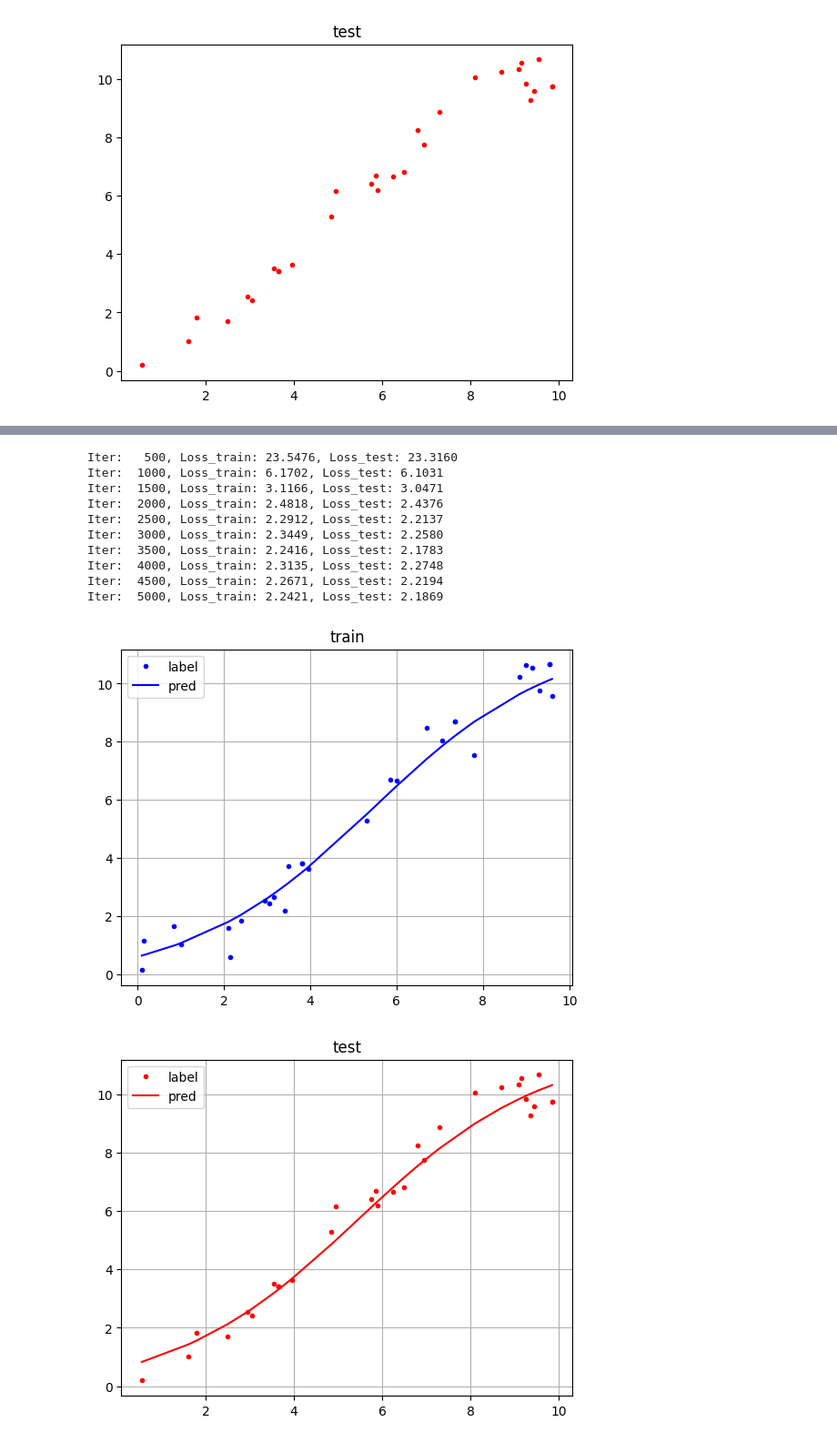
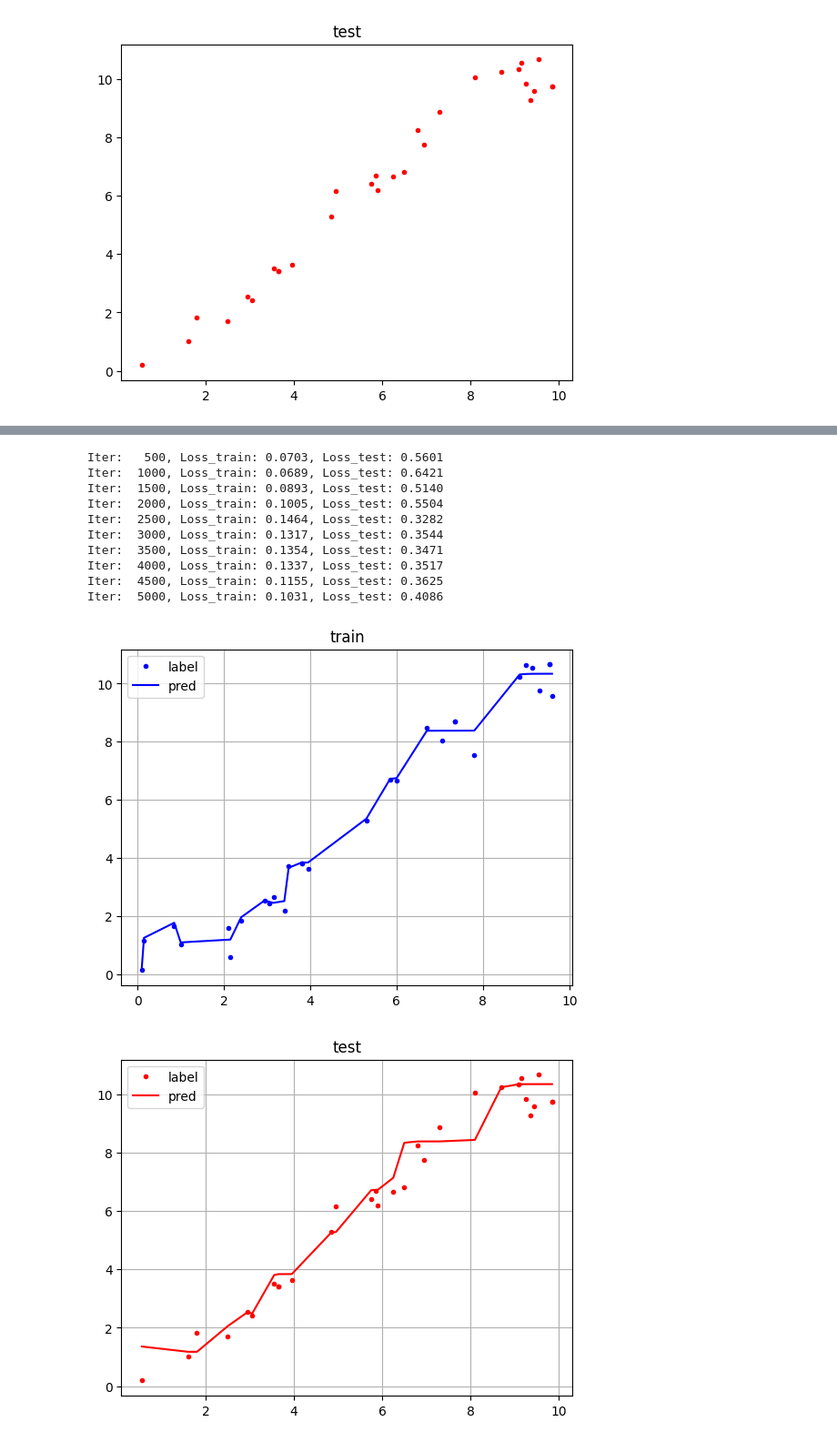
Before and after one commit to srpark9187/CNN_tutorial, a Jupyter notebook: ch3 실습.ipynb, the cells around one changed output, grey strips where cells are left out. Shown at 91% size. Drawn from its saved outputs; the diff is of its cells as text; code cells hidden in the pictures.

```diff
--- a/ch3 실습.ipynb
+++ b/ch3 실습.ipynb
@@ -626,8 +261,8 @@ import matplotlib.pyplot as plt
 tf.random.set_seed(1)
 
 # 데이터 불러오기
-traindata = np.loadtxt('reg_traindata.csv', delimiter=',', dtype=np.float32)
-testdata = np.loadtxt('reg_testdata.csv', delimiter=',', dtype=np.float32)
+traindata = np.loadtxt('wine_traindata.csv', delimiter=',', dtype=np.float32)
+testdata = np.loadtxt('wine_testdata.csv', delimiter=',', dtype=np.float32)
 
 # 훈련 및 테스트 데이터 분할
 x_train = traindata[:, [0]]
@@ -700,7 +335,7 @@ def loss_wo_reg_fn(hypothesis, labels):
     return tf.reduce_mean(tf.keras.losses.MSE(labels, hypothesis))
 # %%
 # 훈련 매개변수 설정
-EPOCHS = 2500
+EPOCHS = 5000
 optimizer = tf.keras.optimizers.Adam(0.02)
 
 # 훈련 루프
@@ -709,7 +344,6 @@ for step in range(EPOCHS):
     for x, labels in dataset:
         with tf.GradientTape() as tape:
             pred = model(x)
-            # Regularization이 없는 loss function 사용
             loss = loss_wo_reg_fn(pred, labels)
         grads = tape.gradient(loss, model.trainable_variables)
         optimizer.apply_gradients(zip(grads, model.trainable_variables))
@@ -748,47 +382,46 @@ Iter:  5000, Loss_train: 0.0812, Loss_test: 0.5223
 # %%
 # 훈련 매개변수 설정
-EPOCHS = 2500
+EPOCHS = 5000
 optimizer = tf.keras.optimizers.Adam(0.02)
 
 # 훈련 루프
 fstr = "Iter: {:5}, Loss_train: {:1.4f}, Loss_test: {:1.4f}"
 for step in range(EPOCHS):
     for x, labels in dataset:
         with tf.GradientTape() as tape:
             pred = model(x)
-            # Regularization이 포함된 Loss function 사용
-            loss = loss_fn(pred, labels)
+            loss = loss_wo_reg_fn(pred, labels)
         grads = tape.gradient(loss, model.trainable_variables)
         optimizer.apply_gradients(zip(grads, model.trainable_variables))
 
     if (step + 1) % 500 == 0:
-        print(fstr.format(step + 1, loss_fn(model(x_train), y_train), loss_fn(model(x_test), y_test)))
+        print(fstr.format(step + 1, loss_wo_reg_fn(model(x_train), y_train), loss_wo_reg_fn(model(x_test), y_test)))
 
 # 결과 시각화
 plt.figure()
 plt.plot(x_train, y_train, 'b.')
 plt.plot(x_train, model(x_train), 'b-')
 plt.title('train')
 plt.legend(['label', 'pred'])
 plt.grid()
 
 plt.figure()
 plt.plot(x_test, y_test, 'r.')
 plt.plot(x_test, model(x_test), 'r-')
 plt.title('test')
 plt.legend(['label', 'pred'])
 plt.grid()
 plt.show()
 # %% [output]
-Iter:   500, Loss_train: 23.5476, Loss_test: 23.3160
-Iter:  1000, Loss_train: 6.1702, Loss_test: 6.1031
-Iter:  1500, Loss_train: 3.1166, Loss_test: 3.0471
-Iter:  2000, Loss_train: 2.4818, Loss_test: 2.4376
-Iter:  2500, Loss_train: 2.2912, Loss_test: 2.2137
-Iter:  3000, Loss_train: 2.3449, Loss_test: 2.2580
-Iter:  3500, Loss_train: 2.2416, Loss_test: 2.1783
-Iter:  4000, Loss_train: 2.3135, Loss_test: 2.2748
-Iter:  4500, Loss_train: 2.2671, Loss_test: 2.2194
-Iter:  5000, Loss_train: 2.2421, Loss_test: 2.1869
+Iter:   500, Loss_train: 0.0703, Loss_test: 0.5601
+Iter:  1000, Loss_train: 0.0689, Loss_test: 0.6421
+Iter:  1500, Loss_train: 0.0893, Loss_test: 0.5140
+Iter:  2000, Loss_train: 0.1005, Loss_test: 0.5504
+Iter:  2500, Loss_train: 0.1464, Loss_test: 0.3282
+Iter:  3000, Loss_train: 0.1317, Loss_test: 0.3544
+Iter:  3500, Loss_train: 0.1354, Loss_test: 0.3471
+Iter:  4000, Loss_train: 0.1337, Loss_test: 0.3517
+Iter:  4500, Loss_train: 0.1155, Loss_test: 0.3625
+Iter:  5000, Loss_train: 0.1031, Loss_test: 0.4086
-[figure, old version]
+[figure, new version]
-[figure, old version]
+[figure, new version]
```
Also changed, not shown: parts of 39 cells of this notebook, 2 other files.
